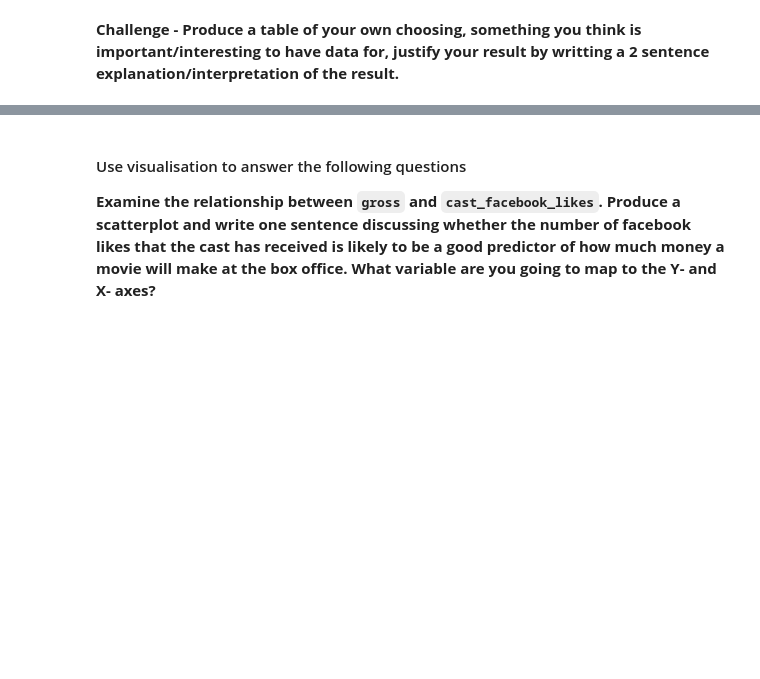
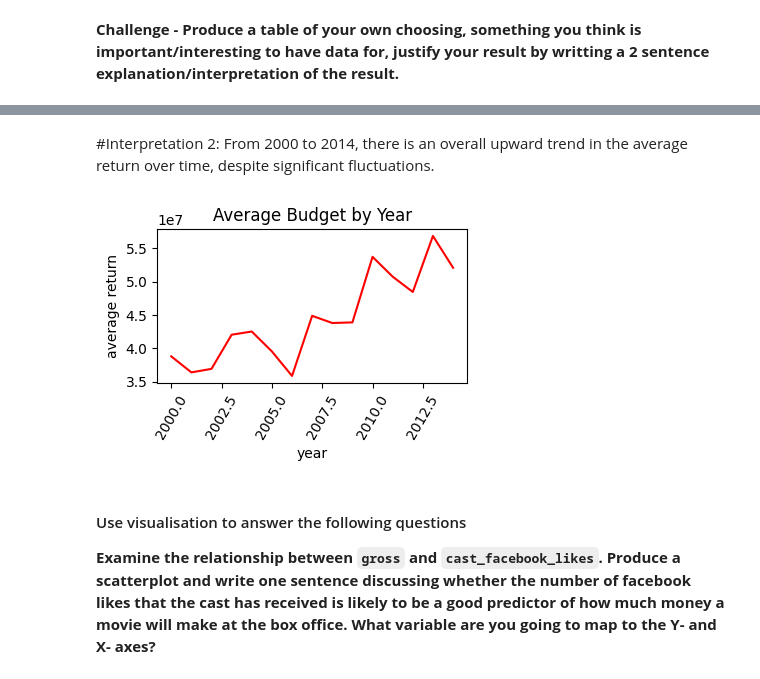
Before and after one commit to Riashengyuanyang/Analytics-through-Coding, a Jupyter notebook: Session_2/Homework.ipynb, the cells around one changed output, grey strips where cells are left out. Drawn from its saved outputs; the diff is of its cells as text; code cells hidden in the pictures; blank space fills up the shorter version.

```diff
--- a/Session_2/Homework.ipynb
+++ b/Session_2/Homework.ipynb
@@ -214,3 +259,16 @@ plt.show()
+# %% [markdown]
+
+#Interpretation 2: From 2000 to 2014, there is an overall upward trend in the average return over time, despite significant fluctuations.
+# %%
+plt.figure(figsize=(4,2))
+plt.plot(movies_2000_2014.index, movies_2000_2014 ["averagebudget"], color="red")
+plt.title("Average Budget by Year")
+plt.xlabel("year")
+plt.ylabel("average return")
+plt.xticks(rotation=60)
+plt.show()
+# %% [output]
+[figure, added]
 # %% [markdown]
 #### Use visualisation to answer the following questions
 
```
Also changed, not shown: parts of 12 cells of this notebook.
